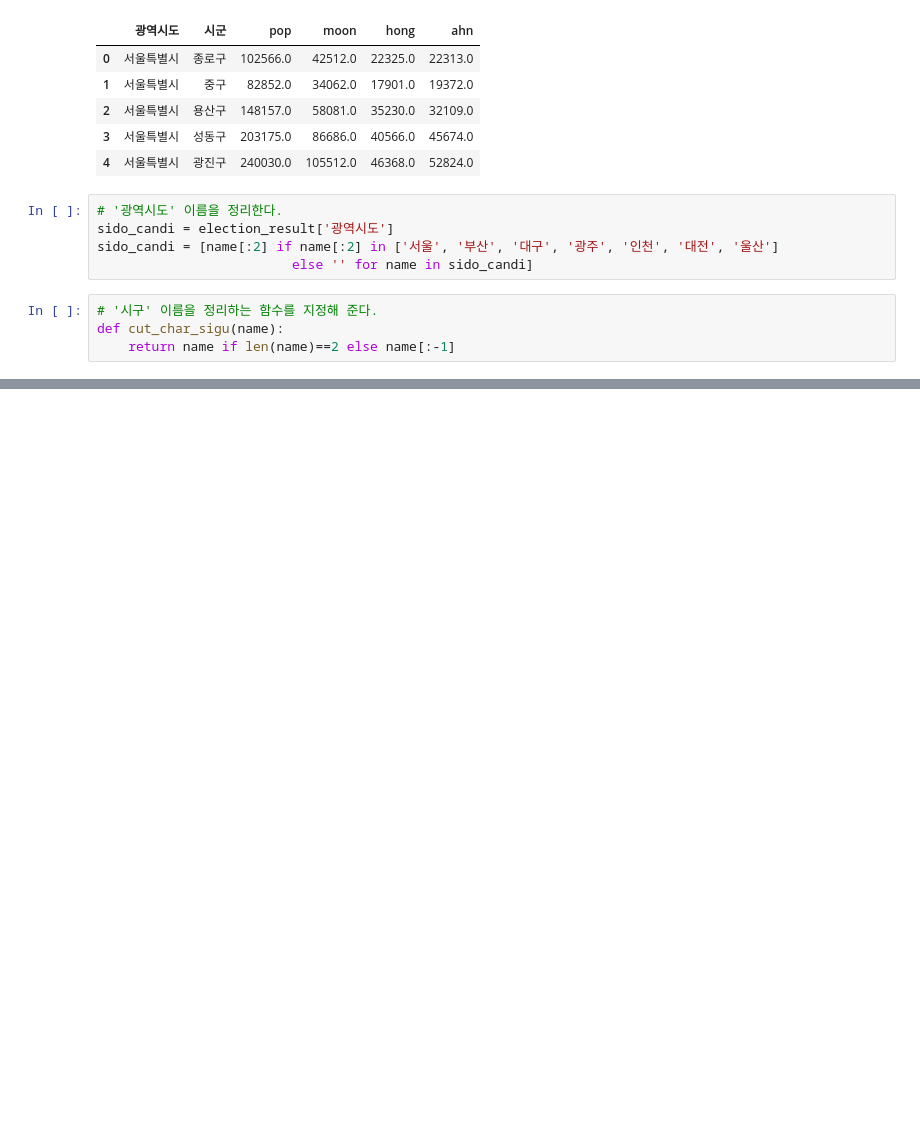
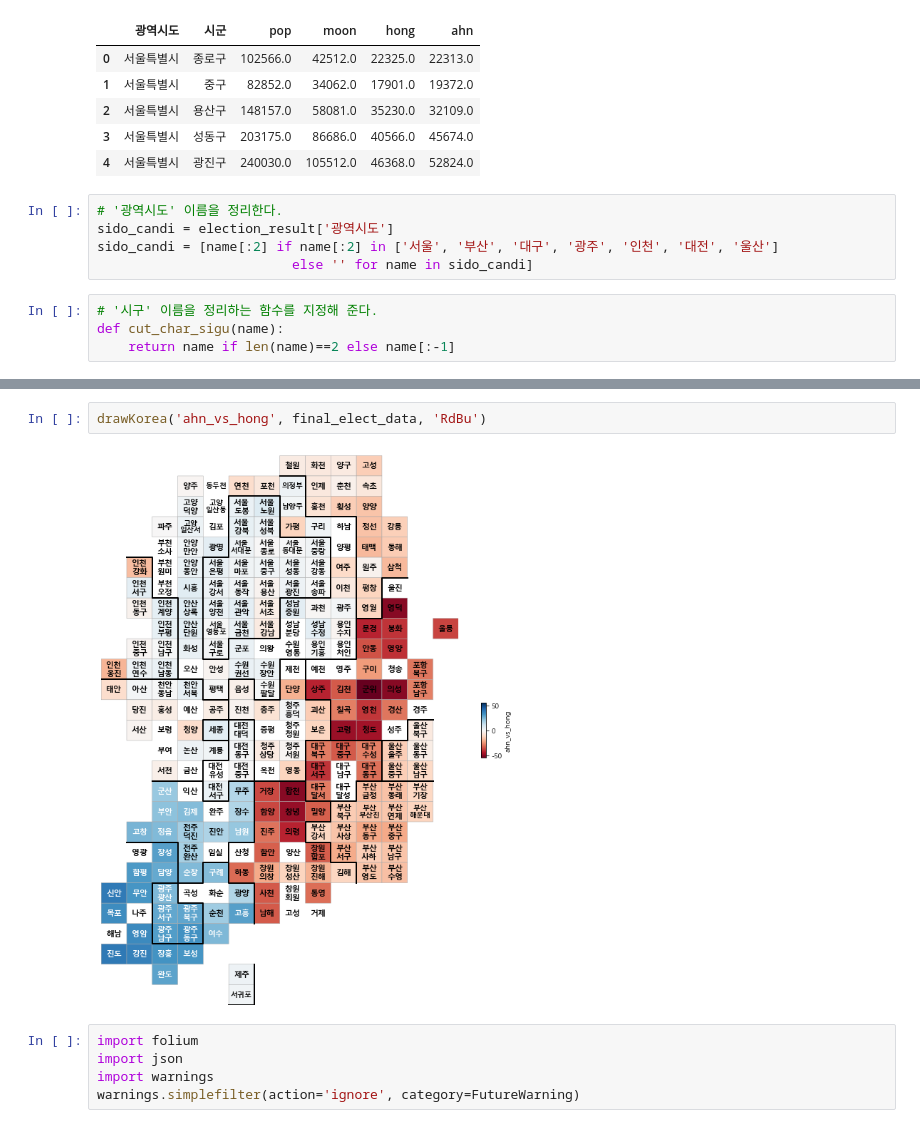
Before and after one commit to dsoa2357/Presidential-Election-Result, a Jupyter notebook: 6장_19대 대선 자료 분석하기.ipynb, the cells around one changed output, grey strips where cells are left out. Saved outputs shown, nothing was run; the diff lists cells and outputs as text; blank space fills up the shorter version.

```diff
--- a/6장_19대 대선 자료 분석하기.ipynb
+++ b/6장_19대 대선 자료 분석하기.ipynb
@@ -327,0 +711,9 @@ def cut_char_sigu(name):
+# %%
+drawKorea('ahn_vs_hong', final_elect_data, 'RdBu')
+# %% [output]
+[figure, added]
+# %%
+import folium
+import json
+import warnings
+warnings.simplefilter(action='ignore', category=FutureWarning)
```
Also changed, not shown: parts of 33 cells of this notebook.
